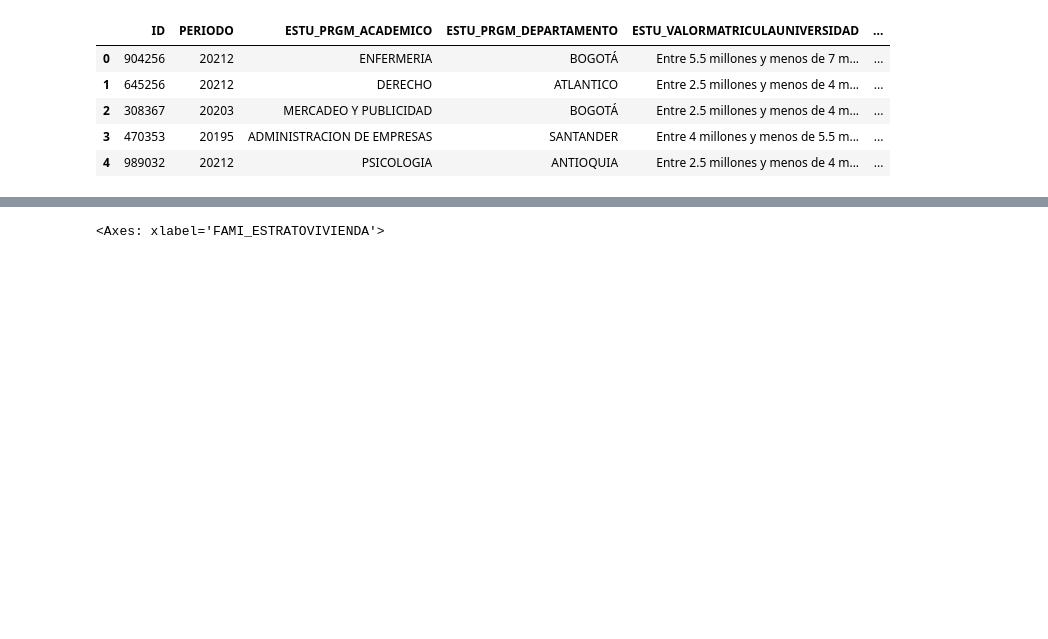
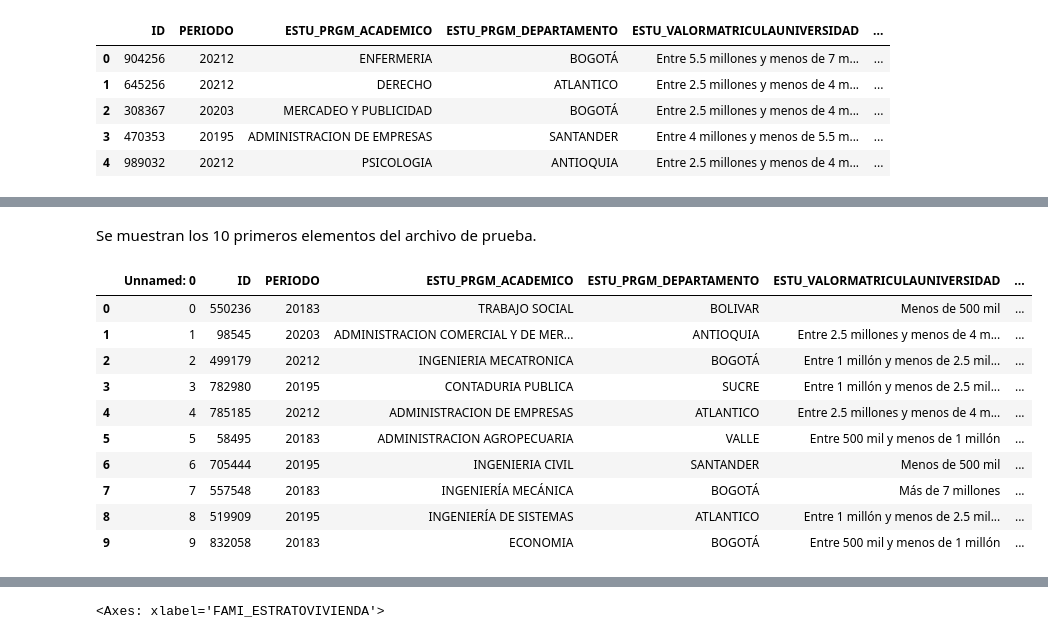
Before and after one commit to Hernandez484/01.01-PROYECTO-KAGGLE, a Jupyter notebook: 01 - exploración.ipynb, the cells around one changed output, grey strips where cells are left out. Drawn from its saved outputs; the diff is of its cells as text; code cells hidden in the pictures; blank space fills up the shorter version.

```diff
--- a/01 - exploración.ipynb
+++ b/01 - exploración.ipynb
@@ -51,6 +49,7 @@ import pandas as pd
 import numpy as np
 
 z = pd.read_csv("train.csv")
+x = pd.read_csv("test.csv")
 print ("shape of loaded dataframe", z.shape)
 # %% [output]
 shape of loaded dataframe (692500, 12)
@@ -95,0 +112,16 @@ z.head()
+# %% [markdown]
+Se muestran los 10 primeros elementos del archivo de prueba.
+# %%
+x.head (10)
+# %% [output]
+|  | Unnamed: 0 | ID | PERIODO | ESTU_PRGM_ACADEMICO | ESTU_PRGM_DEPARTAMENTO | ESTU_VALORMATRICULAUNIVERSIDAD | ... |
+| 0 | 0 | 550236 | 20183 | TRABAJO SOCIAL | BOLIVAR | Menos de 500 mil | ... |
+| 1 | 1 | 98545 | 20203 | ADMINISTRACION COMERCIAL Y DE MER... | ANTIOQUIA | Entre 2.5 millones y menos de 4 m... | ... |
+| 2 | 2 | 499179 | 20212 | INGENIERIA MECATRONICA | BOGOTÁ | Entre 1 millón y menos de 2.5 mil... | ... |
+| 3 | 3 | 782980 | 20195 | CONTADURIA PUBLICA | SUCRE | Entre 1 millón y menos de 2.5 mil... | ... |
+| 4 | 4 | 785185 | 20212 | ADMINISTRACION DE EMPRESAS | ATLANTICO | Entre 2.5 millones y menos de 4 m... | ... |
+| 5 | 5 | 58495 | 20183 | ADMINISTRACION AGROPECUARIA | VALLE | Entre 500 mil y menos de 1 millón | ... |
+| 6 | 6 | 705444 | 20195 | INGENIERIA CIVIL | SANTANDER | Menos de 500 mil | ... |
+| 7 | 7 | 557548 | 20183 | INGENIERÍA MECÁNICA | BOGOTÁ | Más de 7 millones | ... |
+| 8 | 8 | 519909 | 20195 | INGENIERÍA DE SISTEMAS | ATLANTICO | Entre 1 millón y menos de 2.5 mil... | ... |
+| 9 | 9 | 832058 | 20183 | ECONOMIA | BOGOTÁ | Entre 500 mil y menos de 1 millón | ... |
```
Also changed, not shown: parts of 46 cells of this notebook.
